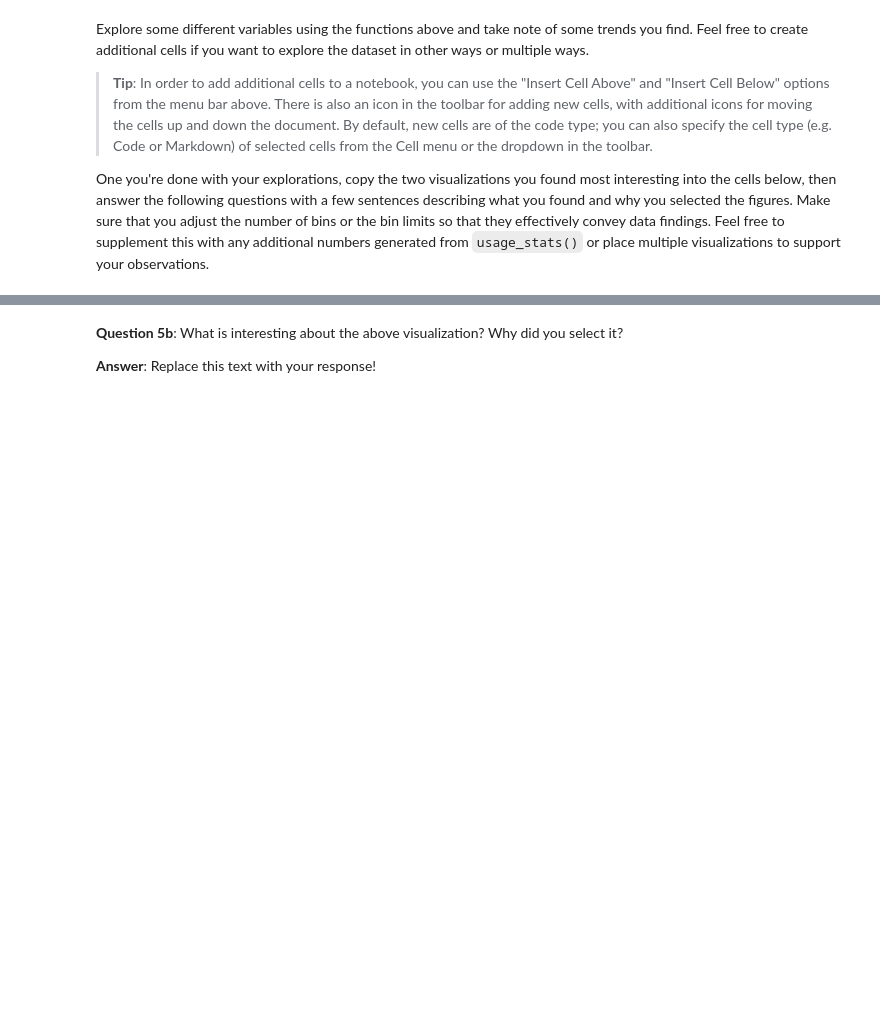
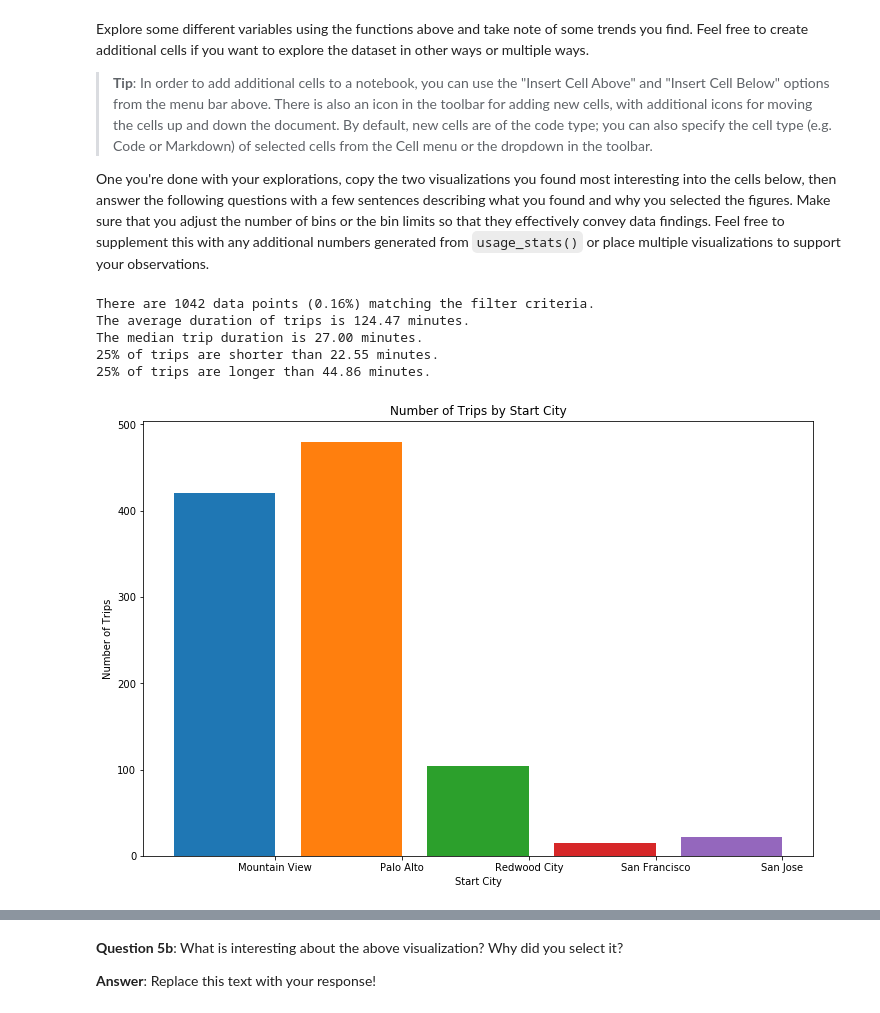
Before and after one commit to datruth29/Udacity-Data-Analyst-Nanodegree, a Jupyter notebook: dandp0-bikeshareanalysis/Bay_Area_Bike_Share_Analysis.ipynb, the cells around one changed output, grey strips where cells are left out. Cells and saved outputs as stored; diff of their text form; code cells hidden in the pictures; blank space fills up the shorter version.

```diff
--- a/dandp0-bikeshareanalysis/Bay_Area_Bike_Share_Analysis.ipynb
+++ b/dandp0-bikeshareanalysis/Bay_Area_Bike_Share_Analysis.ipynb
@@ -270,5 +334,13 @@ Explore some different variables using the functions above and take note of some
 One you're done with your explorations, copy the two visualizations you found most interesting into the cells below, then answer the following questions with a few sentences describing what you found and why you selected the figures. Make sure that you adjust the number of bins or the bin limits so that they effectively convey data findings. Feel free to supplement this with any additional numbers generated from `usage_stats()` or place multiple visualizations to support your observations.
 # %%
 # Final Plot 1
-usage_plot(trip_data, "start_city", "start_city != end_city", size=(15,10))
+# Plot 1A
+usage_plot(trip_data, "start_city", "start_city != end_city", size=(12,8), show_usage_stats=True)
+# %% [output]
+There are 1042 data points (0.16%) matching the filter criteria.
+The average duration of trips is 124.47 minutes.
+The median trip duration is 27.00 minutes.
+25% of trips are shorter than 22.55 minutes.
+25% of trips are longer than 44.86 minutes.
+[figure, added]
 # %%
```
Also changed, not shown: parts of 18 cells of this notebook.
